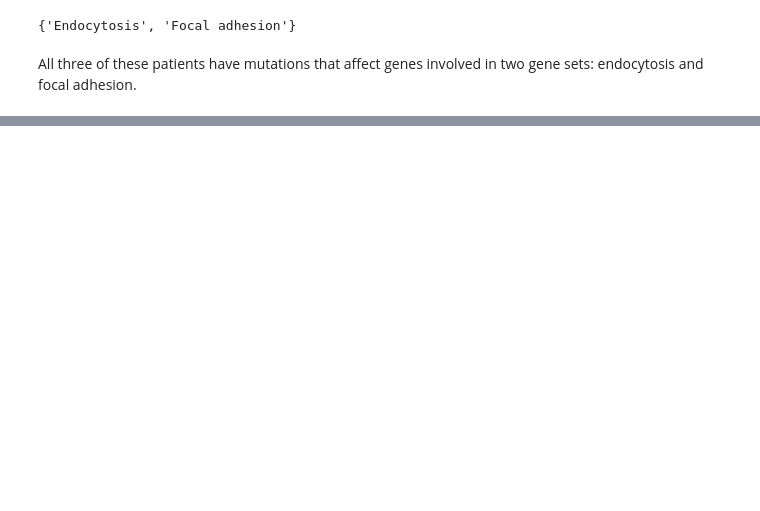
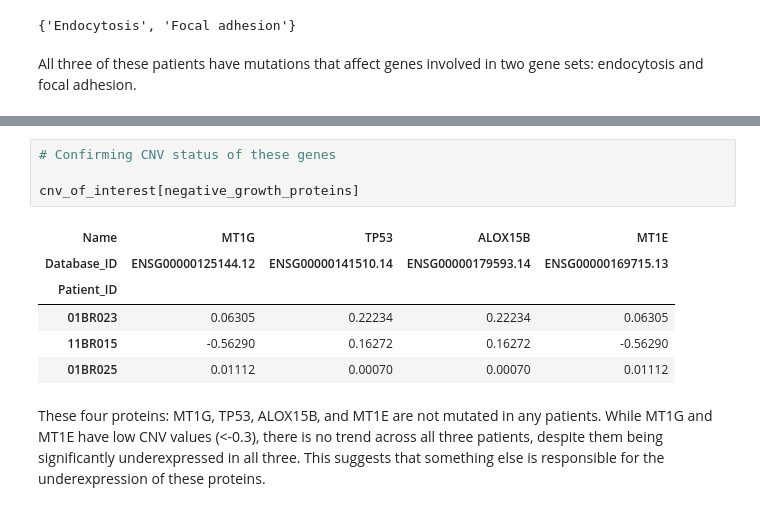
Before and after one commit to abbymuir47/bio362_finalproject, a Jupyter notebook: dendro_group_analysis.ipynb, the cells around one changed output, grey strips where cells are left out. Drawn from its saved outputs; the diff is of its cells as text; blank space fills up the shorter version.

```diff
--- a/dendro_group_analysis.ipynb
+++ b/dendro_group_analysis.ipynb
@@ -153,0 +222,13 @@ All three of these patients have mutations that affect genes involved in two gen
+# %%
+# Confirming CNV status of these genes
+
+cnv_of_interest[negative_growth_proteins]
+# %% [output]
+| Name | MT1G | TP53 | ALOX15B | MT1E |
+| Database_ID | ENSG00000125144.12 | ENSG00000141510.14 | ENSG00000179593.14 | ENSG00000169715.13 |
+| Patient_ID |  |  |  |  |
+| 01BR023 | 0.06305 | 0.22234 | 0.22234 | 0.06305 |
+| 11BR015 | -0.56290 | 0.16272 | 0.16272 | -0.56290 |
+| 01BR025 | 0.01112 | 0.00070 | 0.00070 | 0.01112 |
+# %% [markdown]
+These four proteins: MT1G, TP53, ALOX15B, and MT1E are not mutated in any patients. While MT1G and MT1E have low CNV values (<-0.3), there is no trend across all three patients, despite them being significantly underexpressed in all three. This suggests that something else is responsible for the underexpression of these proteins.
```
Also changed, not shown: parts of 11 cells of this notebook, 1 other file.
